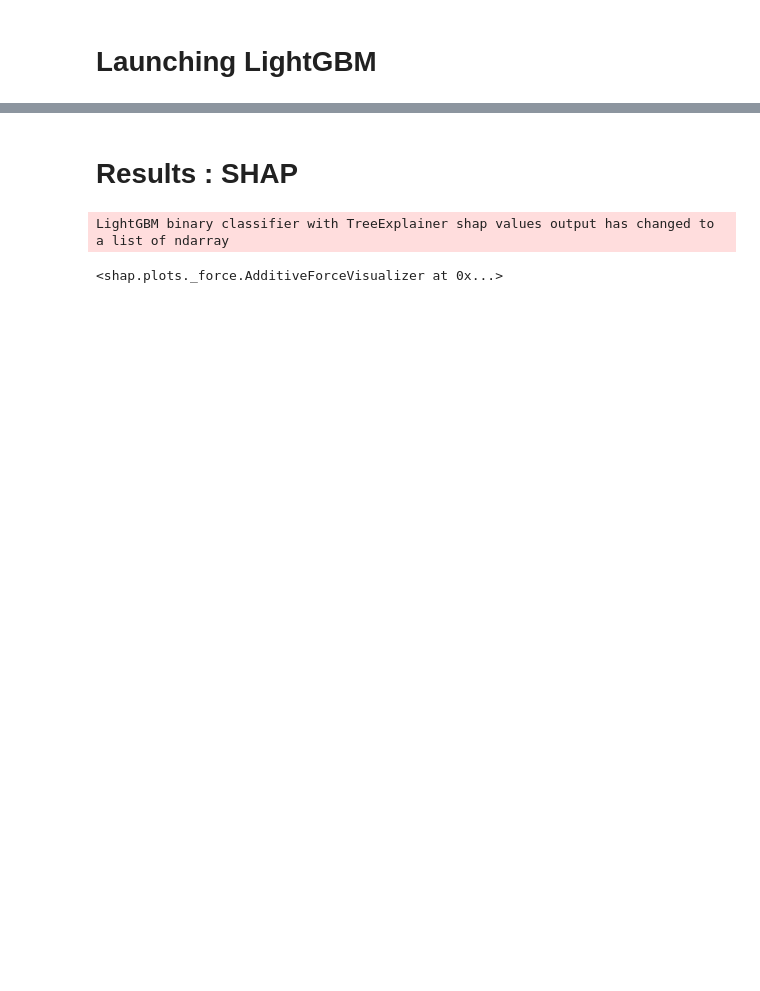
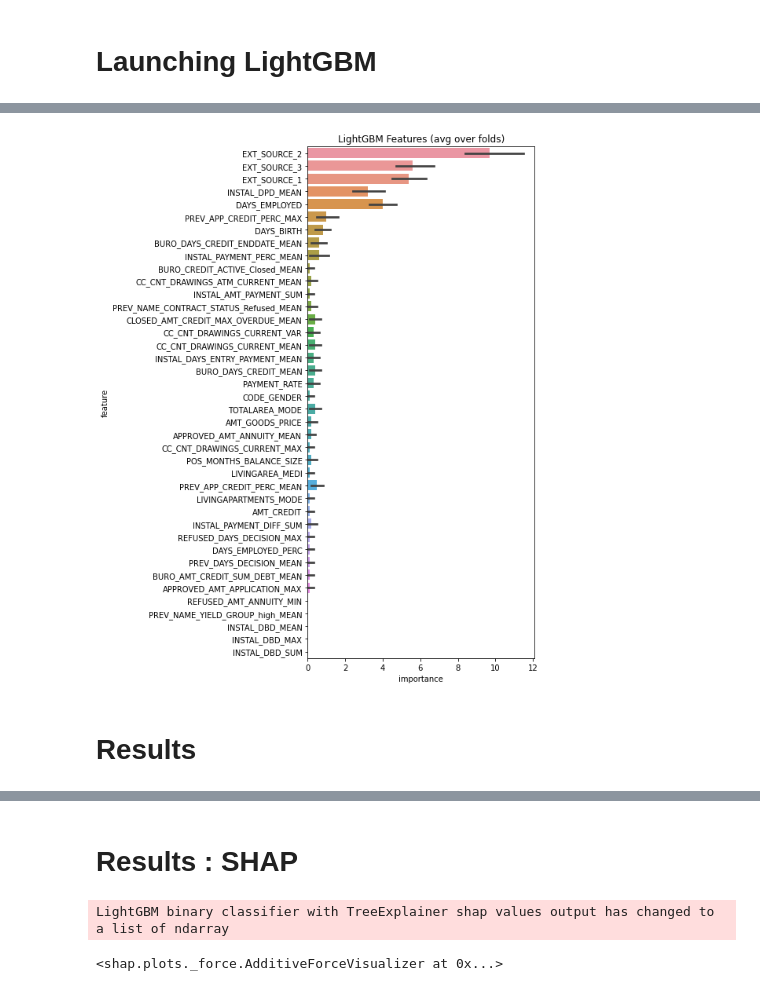
Before and after one commit to lauraamy/projet7_pretdepenser, a Jupyter notebook: p7_notebook_modelling.ipynb, the cells around one changed output, grey strips where cells are left out. Cells and saved outputs as stored; diff of their text form; code cells hidden in the pictures; blank space fills up the shorter version.

```diff
--- a/p7_notebook_modelling.ipynb
+++ b/p7_notebook_modelling.ipynb
@@ -635,0 +590,10 @@ array([1., 0., 0., ..., 1., 1., 0.])
+# %%
+# Display/plot feature importance
+def display_importances(feature_importance_df_):
+    cols = feature_importance_df_[["feature", "importance"]].groupby("feature").mean().sort_values(by="importance", ascending=False)[:40].index
+    best_features = feature_importance_df_.loc[feature_importance_df_.feature.isin(cols)]
+    plt.figure(figsize=(8, 10))
+    sns.barplot(x="importance", y="feature", data=best_features.sort_values(by="importance", ascending=False))
+    plt.title('LightGBM Features (avg over folds)')
+    plt.tight_layout()
+    plt.savefig('../Models/lgbm_ft_importances.png')
@@ -636 +613,7 @@ array([1., 0., 0., ..., 1., 1., 0.])
+# %%
+display_importances(feature_importance_df)
+# %% [output]
+[figure, added]
+# %% [markdown]
+# Results
 # %%
```
Also changed, not shown: parts of 106 cells of this notebook, 12 other files.
